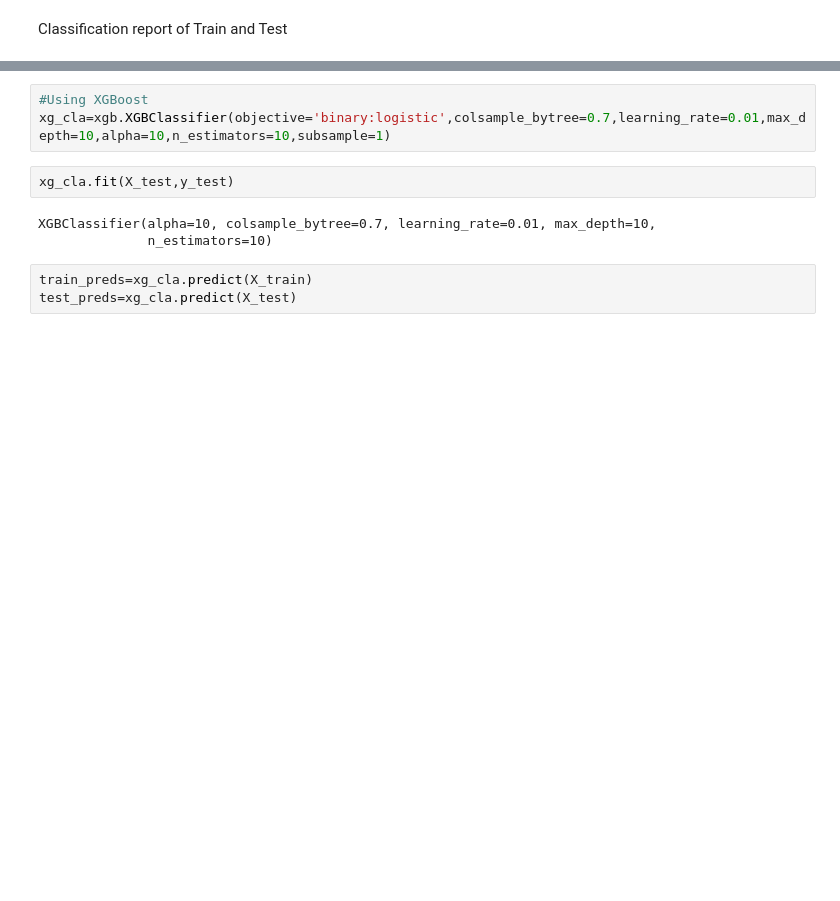
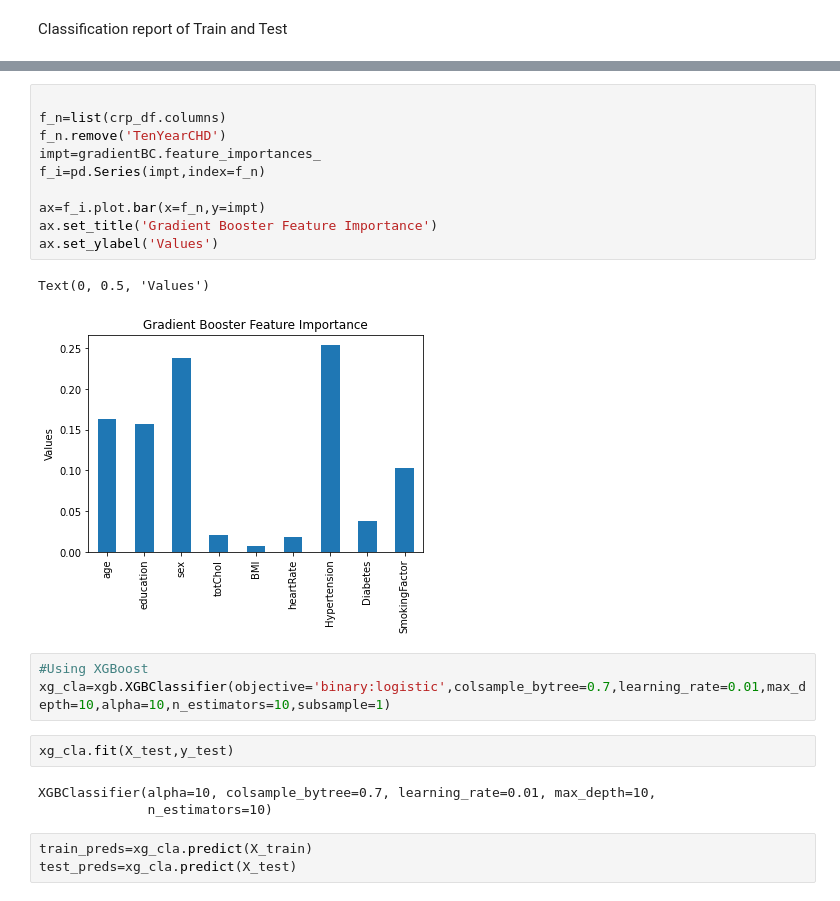
Before and after one commit to ambika1us/Cardiovascular_Risk_Prediction, a Jupyter notebook: Ambika_Prasad_Cardiovascular_Risk_Prediction.ipynb, the cells around one changed output, grey strips where cells are left out. Saved outputs shown, nothing was run; the diff lists cells and outputs as text; blank space fills up the shorter version.

```diff
--- a/Ambika_Prasad_Cardiovascular_Risk_Prediction.ipynb
+++ b/Ambika_Prasad_Cardiovascular_Risk_Prediction.ipynb
@@ -1120,3 +1120,16 @@ weighted avg       0.91      0.90      0.90      4144
+# %%
+
+f_n=list(crp_df.columns)
+f_n.remove('TenYearCHD')
+impt=gradientBC.feature_importances_
+f_i=pd.Series(impt,index=f_n)
+
+ax=f_i.plot.bar(x=f_n,y=impt)
+ax.set_title('Gradient Booster Feature Importance')
+ax.set_ylabel('Values')
+# %% [output]
+Text(0, 0.5, 'Values')
+[figure, added]
 # %%
 #Using XGBoost
 xg_cla=xgb.XGBClassifier(objective='binary:logistic',colsample_bytree=0.7,learning_rate=0.01,max_depth=10,alpha=10,n_estimators=10,subsample=1)
```
Also changed, not shown: parts of 47 cells of this notebook.
